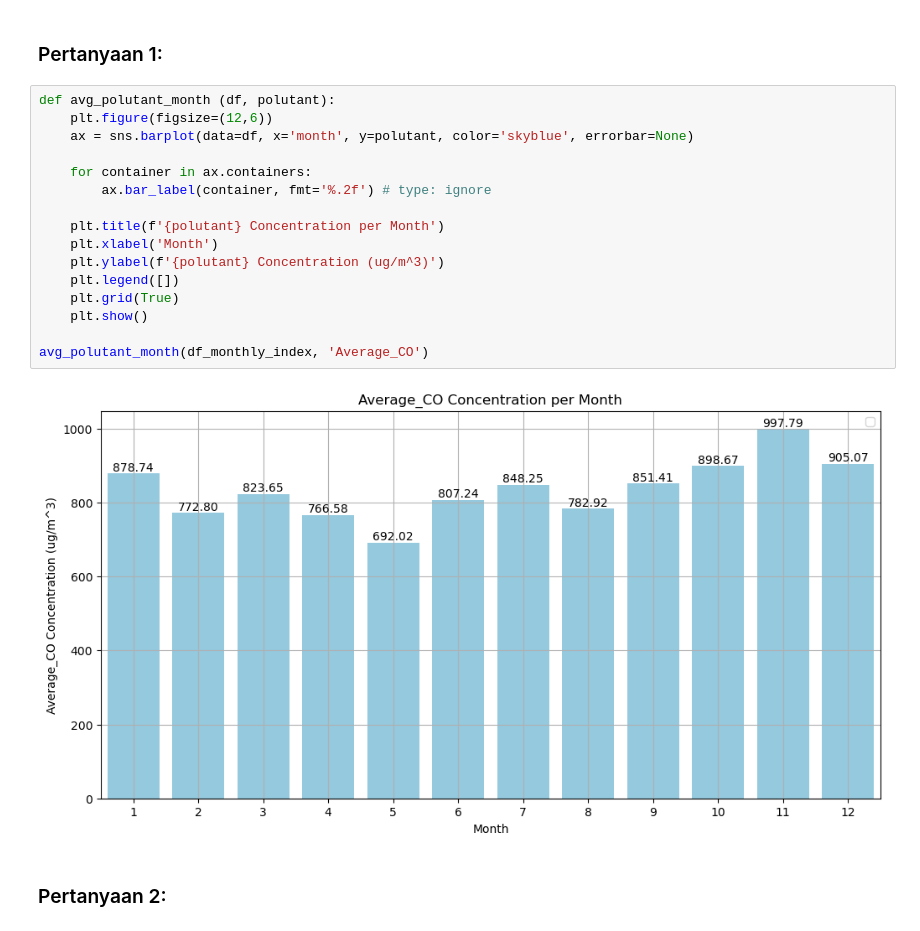
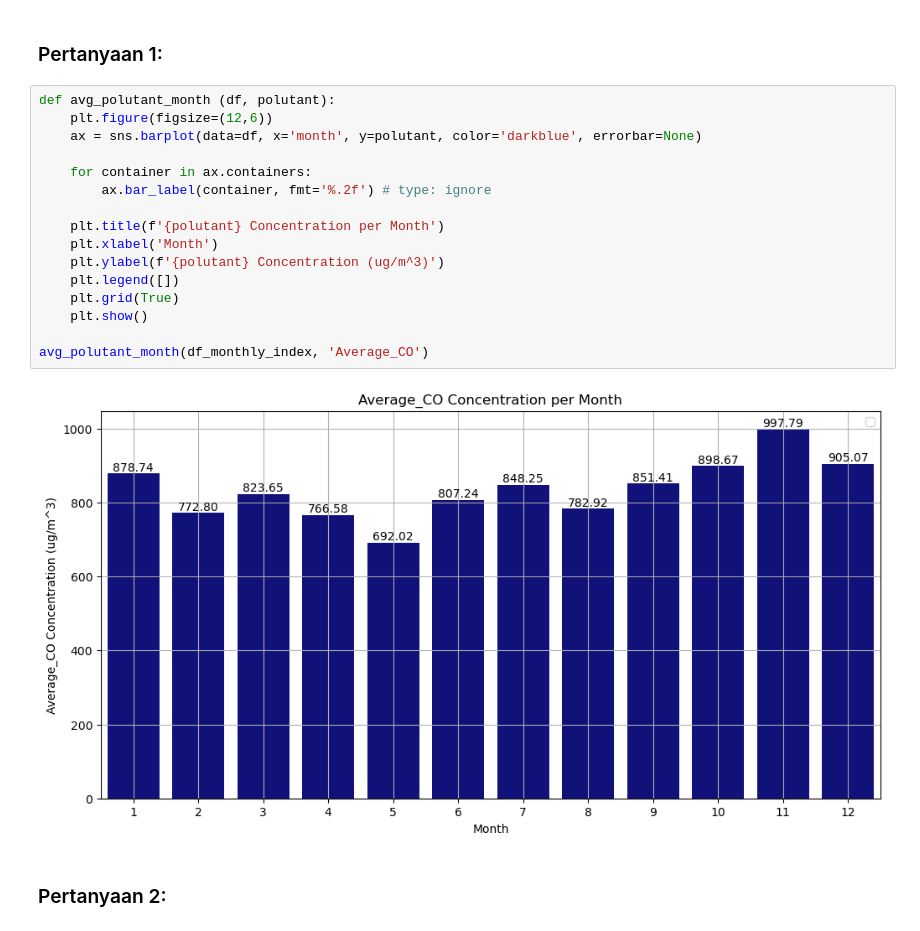
Before and after one commit to thoriqdhiyaaptaribowo/Fundamental-Data-Analysis-Dicoding, a Jupyter notebook: Proyek_Analisis_Data.ipynb, the cells around one changed output. Saved outputs shown, nothing was run; the diff lists cells and outputs as text.

```diff
--- a/Proyek_Analisis_Data.ipynb
+++ b/Proyek_Analisis_Data.ipynb
@@ -181,21 +181,21 @@ dtype: int64
 # %%
 def avg_polutant_month (df, polutant):
     plt.figure(figsize=(12,6))
-    ax = sns.barplot(data=df, x='month', y=polutant, color='skyblue', errorbar=None)
+    ax = sns.barplot(data=df, x='month', y=polutant, color='darkblue', errorbar=None)
 
     for container in ax.containers:
         ax.bar_label(container, fmt='%.2f') # type: ignore
 
     plt.title(f'{polutant} Concentration per Month')
     plt.xlabel('Month')
     plt.ylabel(f'{polutant} Concentration (ug/m^3)')
     plt.legend([])
     plt.grid(True)
     plt.show()
 
 avg_polutant_month(df_monthly_index, 'Average_CO')
 # %% [output]
-[figure, old version]
+[figure, new version]
 # %% [markdown]
 ### Pertanyaan 2:
 # %%
```
Also changed, not shown: parts of 1 cell of this notebook, 1 other file.
